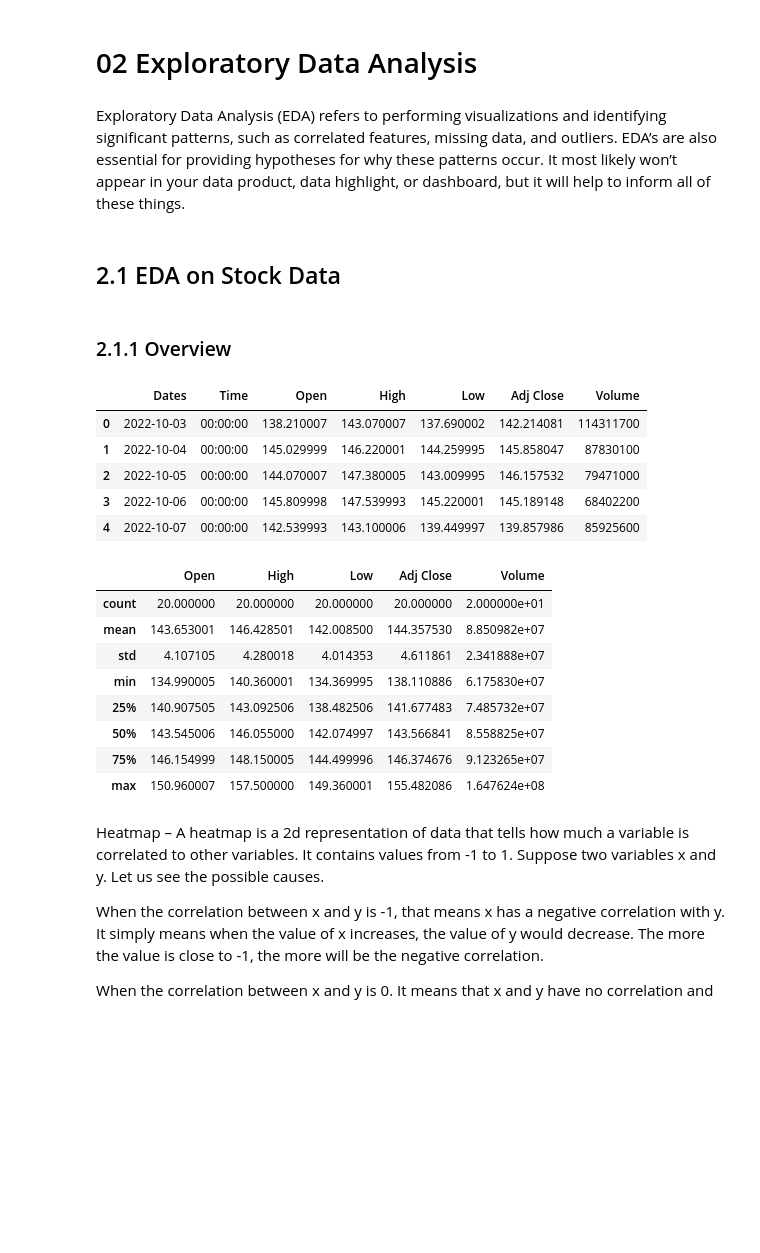
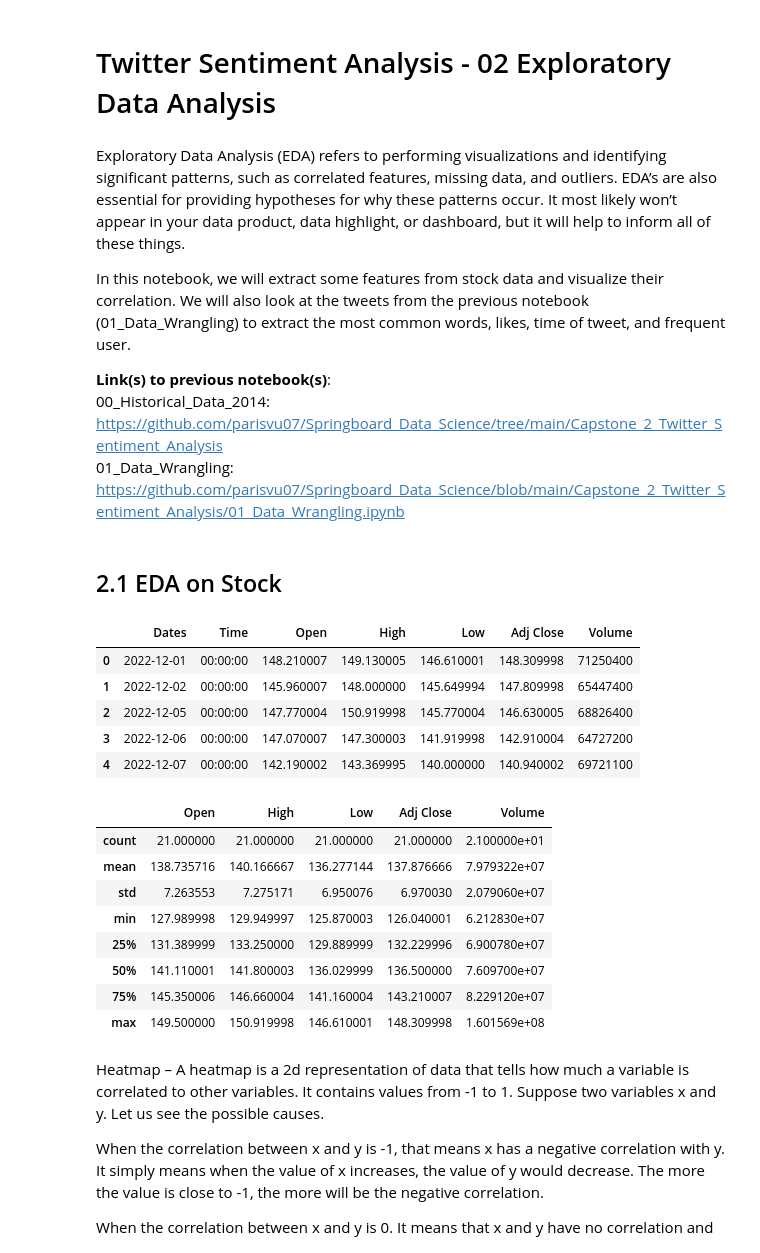
Before and after one commit to parisvu07/Springboard_Data_Science, a Jupyter notebook: Capstone_2_Twitter_Sentiment_Analysis/02_Exploratory_Data_Analysis.ipynb, the cells around one changed output. Saved outputs shown, nothing was run; the diff lists cells and outputs as text; code cells hidden in the pictures; blank space fills up the shorter version.

```diff
--- a/Capstone_2_Twitter_Sentiment_Analysis/02_Exploratory_Data_Analysis.ipynb
+++ b/Capstone_2_Twitter_Sentiment_Analysis/02_Exploratory_Data_Analysis.ipynb
@@ -1,42 +1,47 @@
 # %% [markdown]
-# 02 Exploratory Data Analysis
+# Twitter Sentiment Analysis - 02 Exploratory Data Analysis
 # %% [markdown]
 Exploratory Data Analysis (EDA) refers to performing visualizations and identifying significant patterns, such as correlated features, missing data, and outliers. EDA’s are also essential for providing hypotheses for why these patterns occur. It most likely won’t appear in your data product, data highlight, or dashboard, but it will help to inform all of these things.
+
+In this notebook, we will extract some features from stock data and visualize their correlation. We will also look at the tweets from the previous notebook (01_Data_Wrangling) to extract the most common words, likes, time of tweet, and frequent user.
+
+**Link(s) to previous notebook(s)**: \
+00_Historical_Data_2014: https://github.com/parisvu07/Springboard_Data_Science/tree/main/Capstone_2_Twitter_Sentiment_Analysis \
+01_Data_Wrangling:
+https://github.com/parisvu07/Springboard_Data_Science/blob/main/Capstone_2_Twitter_Sentiment_Analysis/01_Data_Wrangling.ipynb
 # %%
 #Importing necessary libraries
 import pandas as pd
 import matplotlib.pyplot as plt
 import seaborn as sns
 # %% [markdown]
-## 2.1 EDA on Stock Data
+## 2.1 EDA on Stock
-# %% [markdown]
-### 2.1.1 Overview
 # %%
 #Importing stock price YTD
-stock_data = pd.read_csv('/Users/user/Documents/Springboard_Data_Science/Capstone_2_Twitter_Sentiment_Analysis/Data/stock_data.csv', encoding='latin-1')
+stock_data = pd.read_csv('/Users/user/Documents/Springboard_Data_Science/Capstone_2_Twitter_Sentiment_Analysis/Data/01_stock_data.csv', encoding='latin-1')
 stock_data = stock_data.drop(['Close'], axis=1)
 stock_data.head()
 # %% [output]
 |  | Dates | Time | Open | High | Low | Adj Close | Volume |
-| 0 | 2022-10-03 | 00:00:00 | 138.210007 | 143.070007 | 137.690002 | 142.214081 | 114311700 |
-| 1 | 2022-10-04 | 00:00:00 | 145.029999 | 146.220001 | 144.259995 | 145.858047 | 87830100 |
-| 2 | 2022-10-05 | 00:00:00 | 144.070007 | 147.380005 | 143.009995 | 146.157532 | 79471000 |
-| 3 | 2022-10-06 | 00:00:00 | 145.809998 | 147.539993 | 145.220001 | 145.189148 | 68402200 |
-| 4 | 2022-10-07 | 00:00:00 | 142.539993 | 143.100006 | 139.449997 | 139.857986 | 85925600 |
+| 0 | 2022-12-01 | 00:00:00 | 148.210007 | 149.130005 | 146.610001 | 148.309998 | 71250400 |
+| 1 | 2022-12-02 | 00:00:00 | 145.960007 | 148.000000 | 145.649994 | 147.809998 | 65447400 |
+| 2 | 2022-12-05 | 00:00:00 | 147.770004 | 150.919998 | 145.770004 | 146.630005 | 68826400 |
+| 3 | 2022-12-06 | 00:00:00 | 147.070007 | 147.300003 | 141.919998 | 142.910004 | 64727200 |
+| 4 | 2022-12-07 | 00:00:00 | 142.190002 | 143.369995 | 140.000000 | 140.940002 | 69721100 |
 # %%
 #Before we dive into further manipulation, let's look at the statistics in stock_data & the heat map
 #because it can get really messy later on when we add in more columns
 stock_data.describe()
 # %% [output]
 |  | Open | High | Low | Adj Close | Volume |
-| count | 20.000000 | 20.000000 | 20.000000 | 20.000000 | 2.000000e+01 |
-| mean | 143.653001 | 146.428501 | 142.008500 | 144.357530 | 8.850982e+07 |
-| std | 4.107105 | 4.280018 | 4.014353 | 4.611861 | 2.341888e+07 |
-| min | 134.990005 | 140.360001 | 134.369995 | 138.110886 | 6.175830e+07 |
-| 25% | 140.907505 | 143.092506 | 138.482506 | 141.677483 | 7.485732e+07 |
-| 50% | 143.545006 | 146.055000 | 142.074997 | 143.566841 | 8.558825e+07 |
-| 75% | 146.154999 | 148.150005 | 144.499996 | 146.374676 | 9.123265e+07 |
-| max | 150.960007 | 157.500000 | 149.360001 | 155.482086 | 1.647624e+08 |
+| count | 21.000000 | 21.000000 | 21.000000 | 21.000000 | 2.100000e+01 |
+| mean | 138.735716 | 140.166667 | 136.277144 | 137.876666 | 7.979322e+07 |
+| std | 7.263553 | 7.275171 | 6.950076 | 6.970030 | 2.079060e+07 |
+| min | 127.989998 | 129.949997 | 125.870003 | 126.040001 | 6.212830e+07 |
+| 25% | 131.389999 | 133.250000 | 129.889999 | 132.229996 | 6.900780e+07 |
+| 50% | 141.110001 | 141.800003 | 136.029999 | 136.500000 | 7.609700e+07 |
+| 75% | 145.350006 | 146.660004 | 141.160004 | 143.210007 | 8.229120e+07 |
+| max | 149.500000 | 150.919998 | 146.610001 | 148.309998 | 1.601569e+08 |
 # %% [markdown]
 Heatmap – A heatmap is a 2d representation of data that tells how much a variable is correlated to other variables. It contains values from -1 to 1. Suppose two variables x and y. Let us see the possible causes.
 
```
Also changed, not shown: parts of 39 cells of this notebook, 2 other files.
